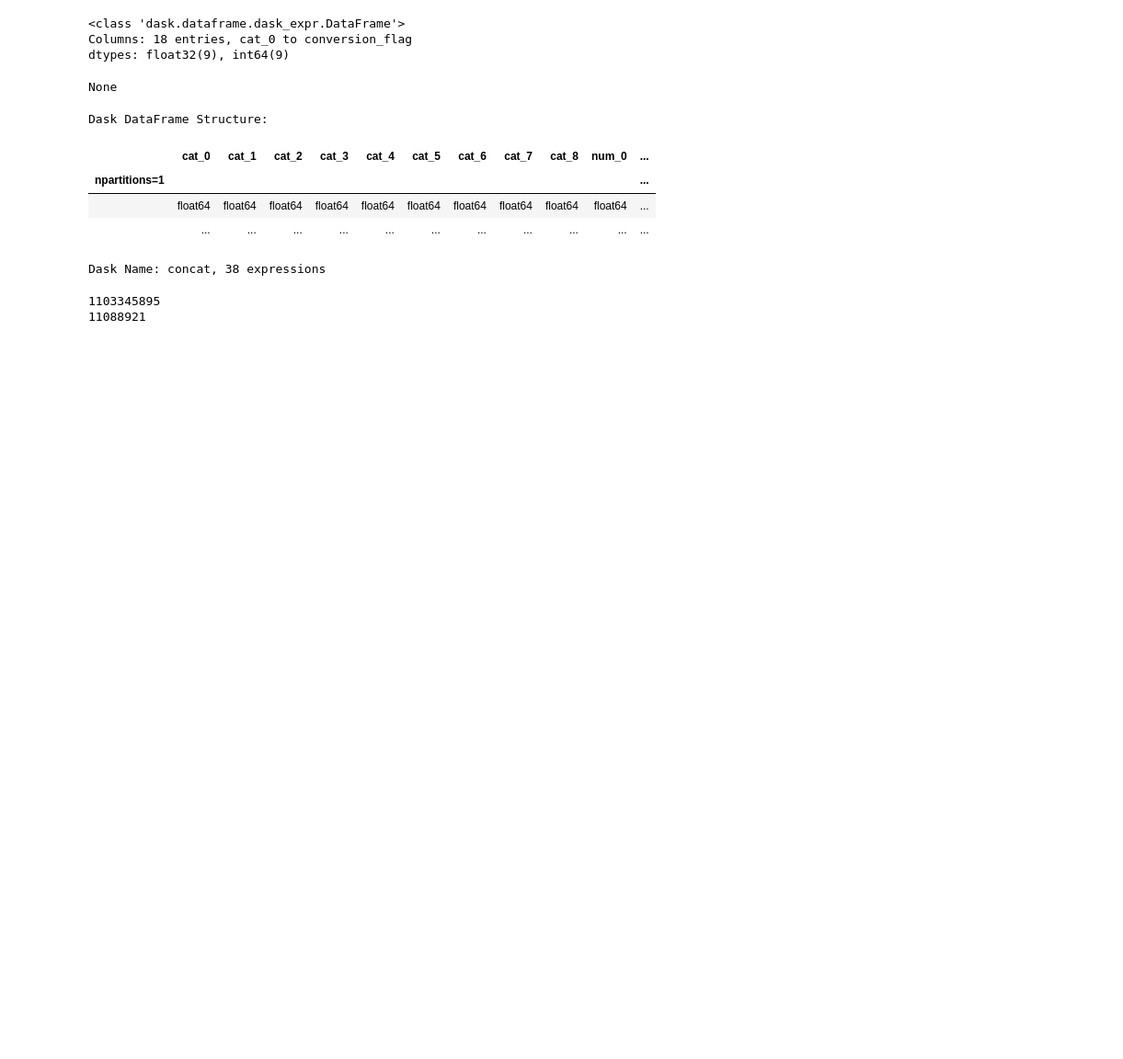
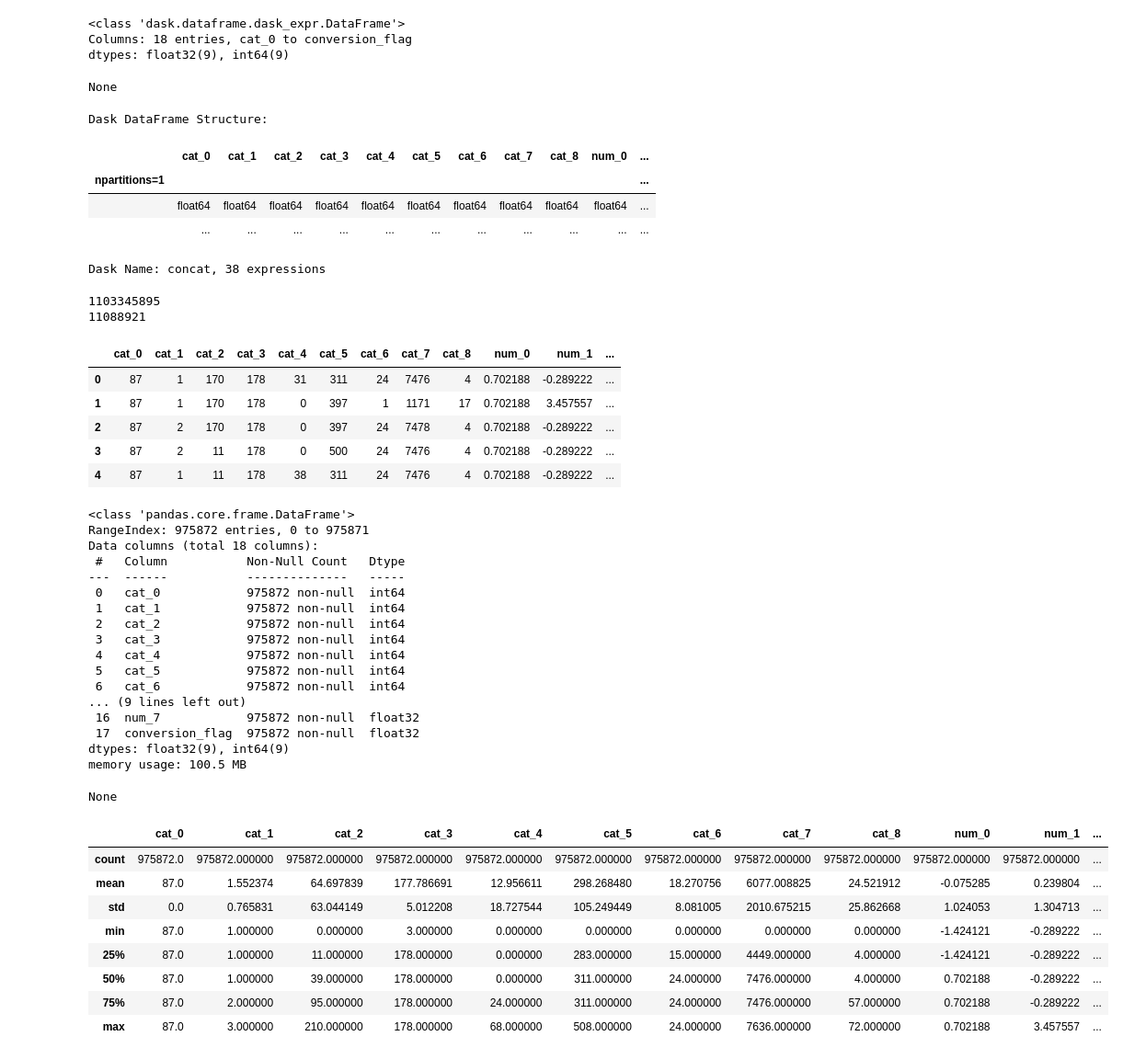
Before and after one commit to paramkpr/AuctioNN, a Jupyter notebook: notebooks/dev.ipynb, the cells around one changed output. Shown at 92% size. Cells and saved outputs as stored; diff of their text form; code cells hidden in the pictures; blank space fills up the shorter version.

```diff
--- a/notebooks/dev.ipynb
+++ b/notebooks/dev.ipynb
@@ -620,3 +626,44 @@ print(len(pdf[pdf["conversion_flag"] == 1]))
 # %% [output]
 1103345895
 11088921
+# %%
+import pandas as pd
+
+df = pd.read_parquet("./data/processed/train/part.921.parquet")
+display(df.head())
+display(df.info())
+display(df.describe())
+# %% [output]
+|  | cat_0 | cat_1 | cat_2 | cat_3 | cat_4 | cat_5 | cat_6 | cat_7 | cat_8 | num_0 | num_1 | ... |
+| 0 | 87 | 1 | 170 | 178 | 31 | 311 | 24 | 7476 | 4 | 0.702188 | -0.289222 | ... |
+| 1 | 87 | 1 | 170 | 178 | 0 | 397 | 1 | 1171 | 17 | 0.702188 | 3.457557 | ... |
+| 2 | 87 | 2 | 170 | 178 | 0 | 397 | 24 | 7478 | 4 | 0.702188 | -0.289222 | ... |
+| 3 | 87 | 2 | 11 | 178 | 0 | 500 | 24 | 7476 | 4 | 0.702188 | -0.289222 | ... |
+| 4 | 87 | 1 | 11 | 178 | 38 | 311 | 24 | 7476 | 4 | 0.702188 | -0.289222 | ... |
+<class 'pandas.core.frame.DataFrame'>
+RangeIndex: 975872 entries, 0 to 975871
+Data columns (total 18 columns):
+ #   Column           Non-Null Count   Dtype
+---  ------           --------------   -----
+ 0   cat_0            975872 non-null  int64
+ 1   cat_1            975872 non-null  int64
+ 2   cat_2            975872 non-null  int64
+ 3   cat_3            975872 non-null  int64
+ 4   cat_4            975872 non-null  int64
+ 5   cat_5            975872 non-null  int64
+ 6   cat_6            975872 non-null  int64
+... (9 lines left out)
+ 16  num_7            975872 non-null  float32
+ 17  conversion_flag  975872 non-null  float32
+dtypes: float32(9), int64(9)
+memory usage: 100.5 MB
+None
+|  | cat_0 | cat_1 | cat_2 | cat_3 | cat_4 | cat_5 | cat_6 | cat_7 | cat_8 | num_0 | num_1 | ... |
+| count | 975872.0 | 975872.000000 | 975872.000000 | 975872.000000 | 975872.000000 | 975872.000000 | 975872.000000 | 975872.000000 | 975872.000000 | 975872.000000 | 975872.000000 | ... |
+| mean | 87.0 | 1.552374 | 64.697839 | 177.786691 | 12.956611 | 298.268480 | 18.270756 | 6077.008825 | 24.521912 | -0.075285 | 0.239804 | ... |
+| std | 0.0 | 0.765831 | 63.044149 | 5.012208 | 18.727544 | 105.249449 | 8.081005 | 2010.675215 | 25.862668 | 1.024053 | 1.304713 | ... |
+| min | 87.0 | 1.000000 | 0.000000 | 3.000000 | 0.000000 | 0.000000 | 0.000000 | 0.000000 | 0.000000 | -1.424121 | -0.289222 | ... |
+| 25% | 87.0 | 1.000000 | 11.000000 | 178.000000 | 0.000000 | 283.000000 | 15.000000 | 4449.000000 | 4.000000 | -1.424121 | -0.289222 | ... |
+| 50% | 87.0 | 1.000000 | 39.000000 | 178.000000 | 0.000000 | 311.000000 | 24.000000 | 7476.000000 | 4.000000 | 0.702188 | -0.289222 | ... |
+| 75% | 87.0 | 2.000000 | 95.000000 | 178.000000 | 24.000000 | 311.000000 | 24.000000 | 7476.000000 | 57.000000 | 0.702188 | -0.289222 | ... |
+| max | 87.0 | 3.000000 | 210.000000 | 178.000000 | 68.000000 | 508.000000 | 24.000000 | 7636.000000 | 72.000000 | 0.702188 | 3.457557 | ... |
```
Also changed, not shown: parts of 3 cells of this notebook, 11 other files.
